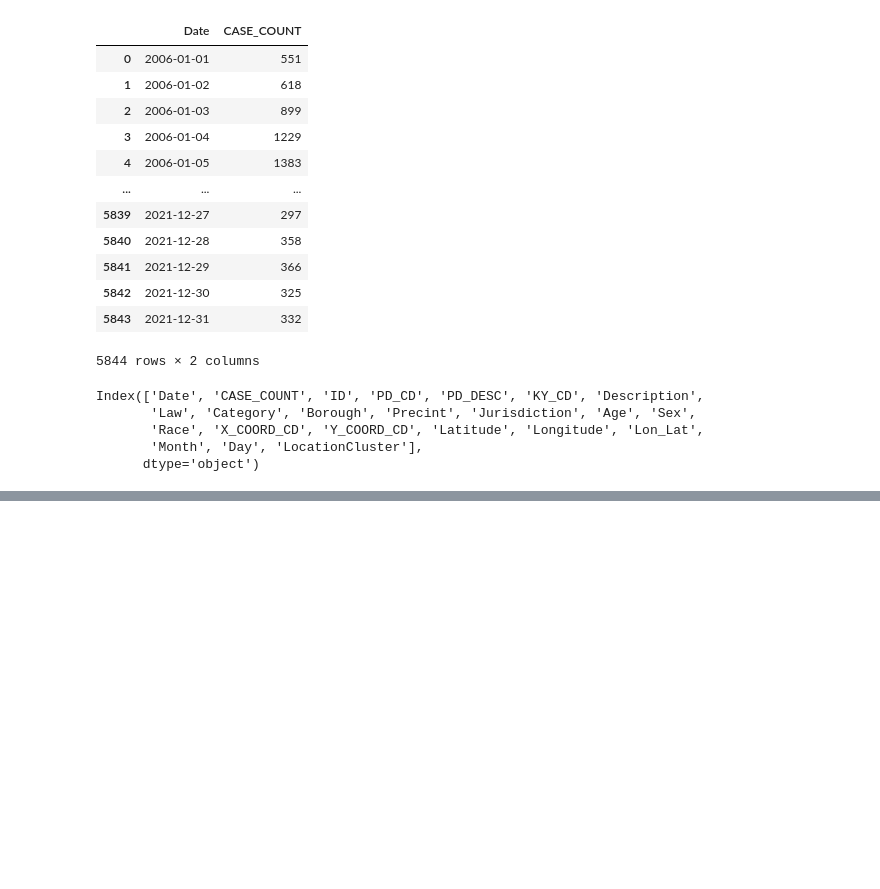
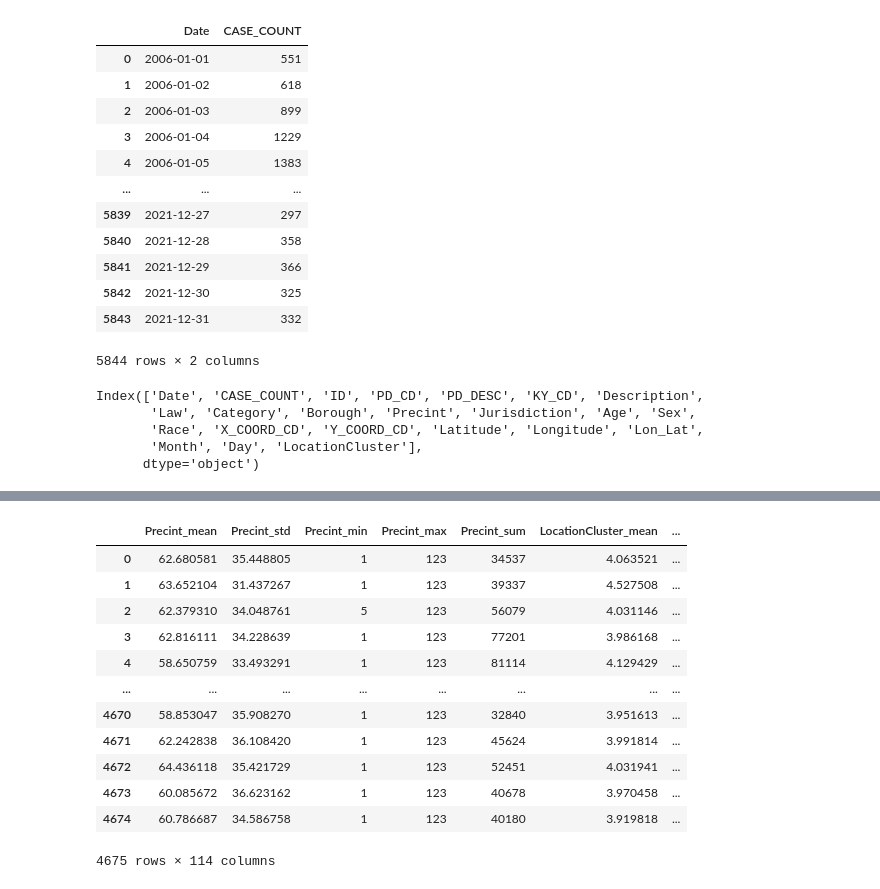
Before and after one commit to matiascapurroriver/predictivoAvanzado, a Jupyter notebook: deep_learning.ipynb, the cells around one changed output, grey strips where cells are left out. Drawn from its saved outputs; the diff is of its cells as text; code cells hidden in the pictures; blank space fills up the shorter version.

```diff
--- a/deep_learning.ipynb
+++ b/deep_learning.ipynb
@@ -214,0 +407,16 @@ df
+# %%
+X_train
+# %% [output]
+|  | Precint_mean | Precint_std | Precint_min | Precint_max | Precint_sum | LocationCluster_mean | ... |
+| 0 | 62.680581 | 35.448805 | 1 | 123 | 34537 | 4.063521 | ... |
+| 1 | 63.652104 | 31.437267 | 1 | 123 | 39337 | 4.527508 | ... |
+| 2 | 62.379310 | 34.048761 | 5 | 123 | 56079 | 4.031146 | ... |
+| 3 | 62.816111 | 34.228639 | 1 | 123 | 77201 | 3.986168 | ... |
+| 4 | 58.650759 | 33.493291 | 1 | 123 | 81114 | 4.129429 | ... |
+| ... | ... | ... | ... | ... | ... | ... | ... |
+| 4670 | 58.853047 | 35.908270 | 1 | 123 | 32840 | 3.951613 | ... |
+| 4671 | 62.242838 | 36.108420 | 1 | 123 | 45624 | 3.991814 | ... |
+| 4672 | 64.436118 | 35.421729 | 1 | 123 | 52451 | 4.031941 | ... |
+| 4673 | 60.085672 | 36.623162 | 1 | 123 | 40678 | 3.970458 | ... |
+| 4674 | 60.786687 | 34.586758 | 1 | 123 | 40180 | 3.919818 | ... |
+4675 rows × 114 columns
```
Also changed, not shown: parts of 12 cells of this notebook.
